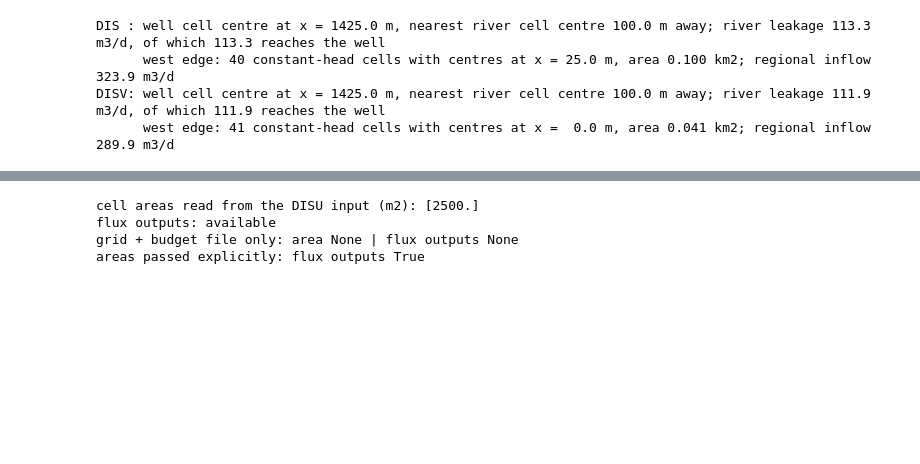
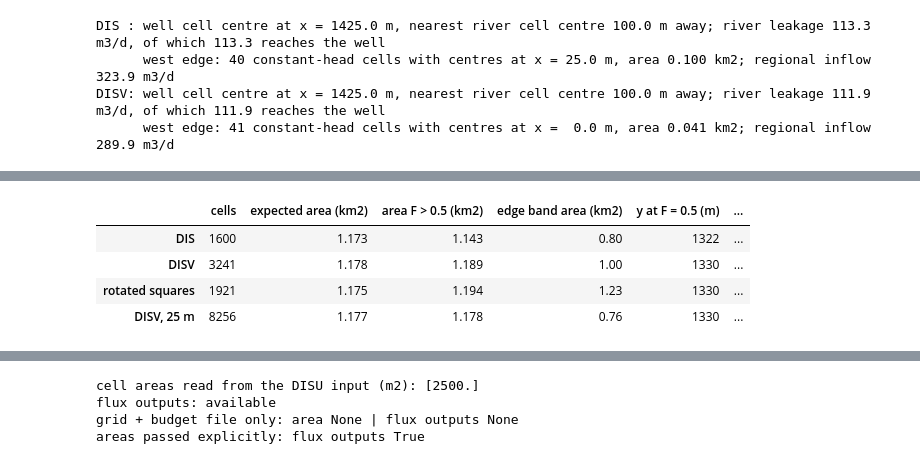
Before and after one commit to rhugman/gw-source, a Jupyter notebook: tutorials/04_grids/04_grids.ipynb, the cells around one changed output, grey strips where cells are left out. Cells and saved outputs as stored; diff of their text form; code cells hidden in the pictures; blank space fills up the shorter version.

```diff
--- a/tutorials/04_grids/04_grids.ipynb
+++ b/tutorials/04_grids/04_grids.ipynb
@@ -48,6 +49,11 @@ F_CAPTURE = 0.5  # capture zone: cells with F > F_CAPTURE
 VORONOI_BACKGROUND = 50.0  # m, vorflow mesh size away from the well and the river (as DIS)
 VORONOI_WELL_SIZE = 10.0  # m, vorflow mesh size at the well
 VORONOI_RIVER_SIZE = 12.5  # m, vorflow mesh size along the river
+VORONOI_FINE_BACKGROUND = 25.0  # m, background size of the finer Voronoi grid (section 4)
+ROTATED_SIDE = 100.0 / 3.0 * np.sqrt(2.0)  # m, side of the rotated squares (half-diagonal 33.3 m)
+EDGE_BAND = (0.1, 0.9)  # the edge of a capture zone: cells with 0.1 < F < 0.9
+TRANSECT_X = 500.0  # m, north-south line on which the width of the edge is measured
+EDGE_GRIDS = ("DIS", "DISV", "rotated squares", "DISV, 25 m")  # grids compared in section 4
 NOVERT = "DISU, no vertices"  # label of the DISU model built without cell geometry
 ZOOM = (1150.0, 1750.0, 650.0, 1250.0)  # x0, x1, y0, y1 (m) of the close-up around the well
 LAND_USE = {1: "farmland", 2: "village", 3: "woodland"}  # zone value: land use
@@ -250,0 +263,13 @@ An unstructured grid needs no cell outlines to be solved: MF6 needs only cell ar
+# %%
+for label, run in {
+    "rotated squares": hbd.build_rotated_squares(WORK / "rotated", MF6, side=ROTATED_SIDE),
+    "DISV, 25 m": hbd.build_voronoi(
+        WORK / "disv_25m", MF6, background=VORONOI_FINE_BACKGROUND, well_size=VORONOI_WELL_SIZE,
+        river_size=VORONOI_RIVER_SIZE,
+    ),
+}.items():
+    step = gs.read_step(run.ws, boundnames=True)
+    runs[label], steps[label] = run, step
+    results[label] = gs.backward(step, {WELL: gs.select(step, boundnames=[WELL])})
+    print(f"{label:16s} {step.n_cells:5d} cells, {len(run.info['riv_cells'])} river cells, "
+          f"{len(run.info['chd_cells'])} constant-head cells")
@@ -250,0 +284,28 @@ An unstructured grid needs no cell outlines to be solved: MF6 needs only cell ar
+# %%
+y = np.arange(0.0, runs["DIS"].spec.ly, 1.0)  # m, points along the line x = TRANSECT_X
+profiles, edge_rows = {}, {}
+for label in EDGE_GRIDS:
+    step, F = steps[label], results[label].fraction_through[WELL]
+    centres = gs.export.cell_centres(runs[label].grb_file)
+    profiles[label] = hbd.transect_profile(centres, F, TRANSECT_X, y)
+    y_half, y_tenth, width = hbd.band_width_north(y, profiles[label], *THRESHOLDS)
+    edge_rows[label] = {
+        "cells": step.n_cells,
+        "expected area (km2)": float(F @ step.area) / 1e6,
+        f"area F > {F_CAPTURE} (km2)": step.area[F > F_CAPTURE].sum() / 1e6,
+        "edge band area (km2)": hbd.edge_band_area(F, step.area, *EDGE_BAND) / 1e6,
+        "y at F = 0.5 (m)": y_half,
+        "y at F = 0.1 (m)": y_tenth,
+        "edge width (m)": width,
+    }
+edges = pd.DataFrame(edge_rows).T
+formats = {"cells": "{:.0f}", "expected area (km2)": "{:.3f}", f"area F > {F_CAPTURE} (km2)": "{:.3f}",
+           "edge band area (km2)": "{:.2f}", "y at F = 0.5 (m)": "{:.0f}", "y at F = 0.1 (m)": "{:.0f}",
+           "edge width (m)": "{:.0f}"}
+display(edges.apply(lambda col: col.map(formats[col.name].format)))
+# %% [output]
+|  | cells | expected area (km2) | area F > 0.5 (km2) | edge band area (km2) | y at F = 0.5 (m) | ... |
+| DIS | 1600 | 1.173 | 1.143 | 0.80 | 1322 | ... |
+| DISV | 3241 | 1.178 | 1.189 | 1.00 | 1330 | ... |
+| rotated squares | 1921 | 1.175 | 1.194 | 1.23 | 1330 | ... |
+| DISV, 25 m | 8256 | 1.177 | 1.178 | 0.76 | 1330 | ... |
```
Also changed, not shown: parts of 11 cells of this notebook, 2 other files.
